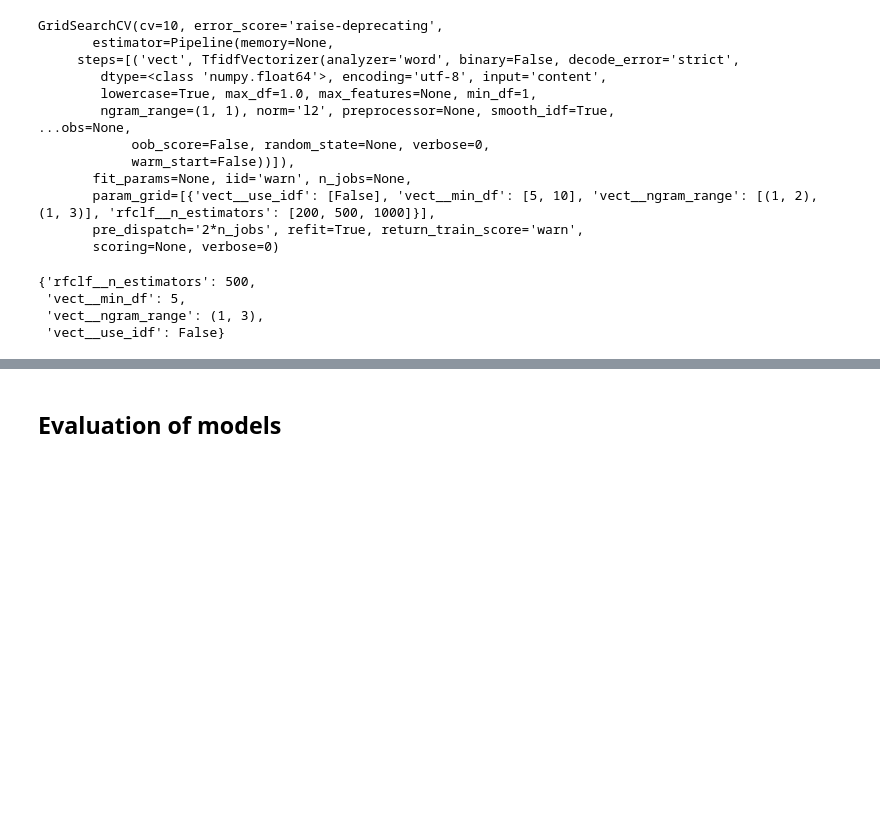
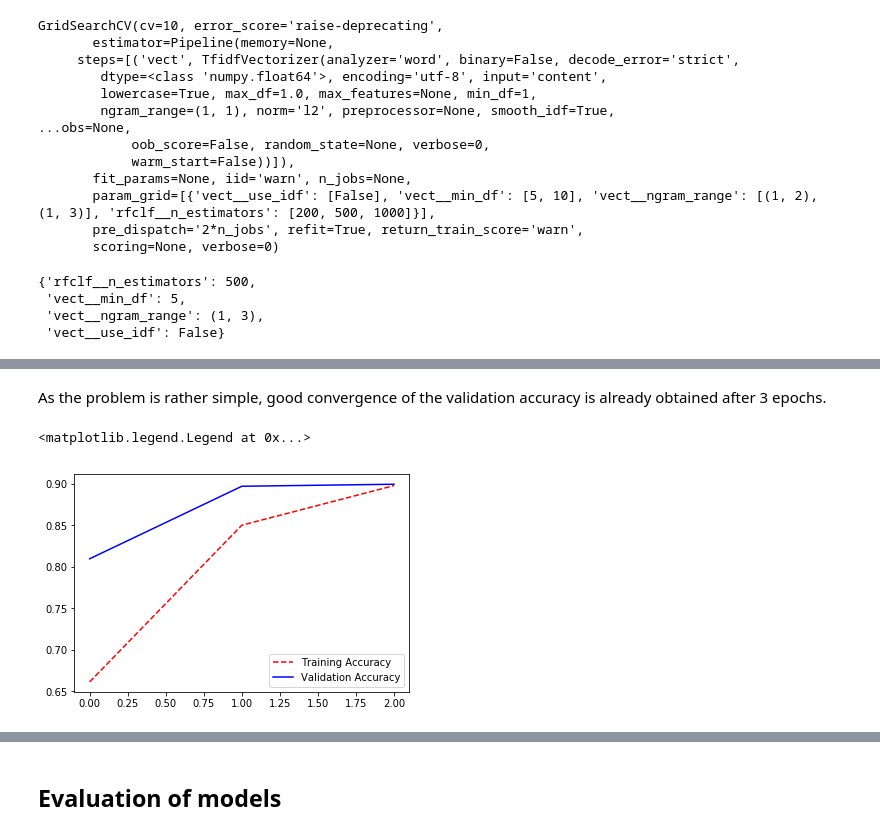
Before and after one commit to nanohanno/Sc-article-recommender, a Jupyter notebook: Yangon.ipynb, the cells around one changed output, grey strips where cells are left out. Cells and saved outputs as stored; diff of their text form; code cells hidden in the pictures; blank space fills up the shorter version.

```diff
--- a/Yangon.ipynb
+++ b/Yangon.ipynb
@@ -291,7 +293,7 @@ The titles need to be converted to some kind of numerical data. A typical way to
 from sklearn.feature_extraction.text import CountVectorizer, TfidfVectorizer
 
 count_vect = TfidfVectorizer(use_idf='False',stop_words='english',min_df=5, ngram_range=(1,3)) #min_df=1,
-X_train_counts = count_vect.fit_transform(X_train) #'abstract'
-X_test_counts = count_vect.transform(X_test)
+X_train_counts = count_vect.fit_transform(X_train_pstem) #'abstract'
+X_test_counts = count_vect.transform(X_test_pstem)
 # %%
 print(X_train_counts.shape)
@@ -443,0 +522,11 @@ prec_rf_ppl, rec_rf_ppl, thresholds_pr_rf_ppl = precision_recall_curve(y_test, r
+# %% [markdown]
+As the problem is rather simple, good convergence of the validation accuracy is already obtained after 3 epochs.
+# %%
+training_acc = history.history['acc']
+test_acc = history.history['val_acc']
+plt.plot(training_acc, 'r--')
+plt.plot(test_acc, 'b-')
+plt.legend(['Training Accuracy', 'Validation Accuracy'])
+# %% [output]
+<matplotlib.legend.Legend at 0x...>
+[figure, added]
```
Also changed, not shown: parts of 28 cells of this notebook.
